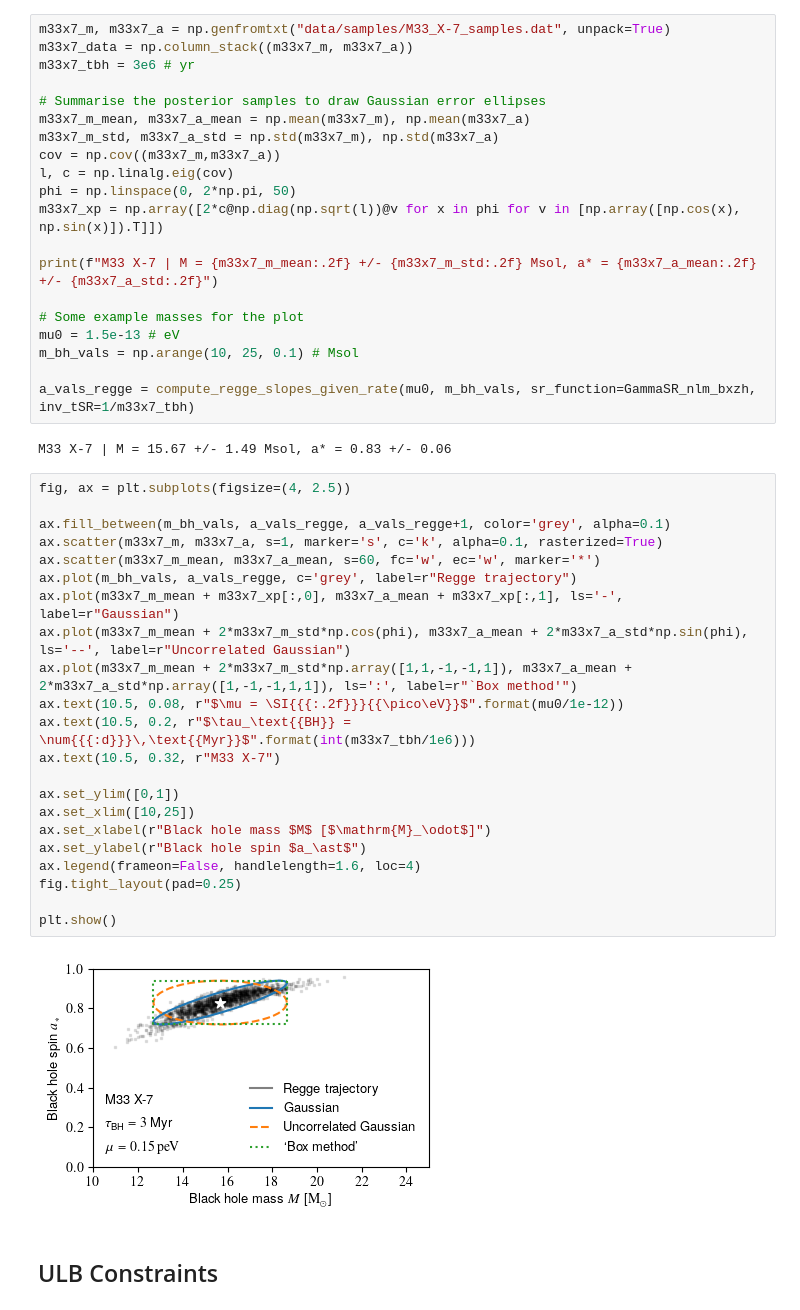
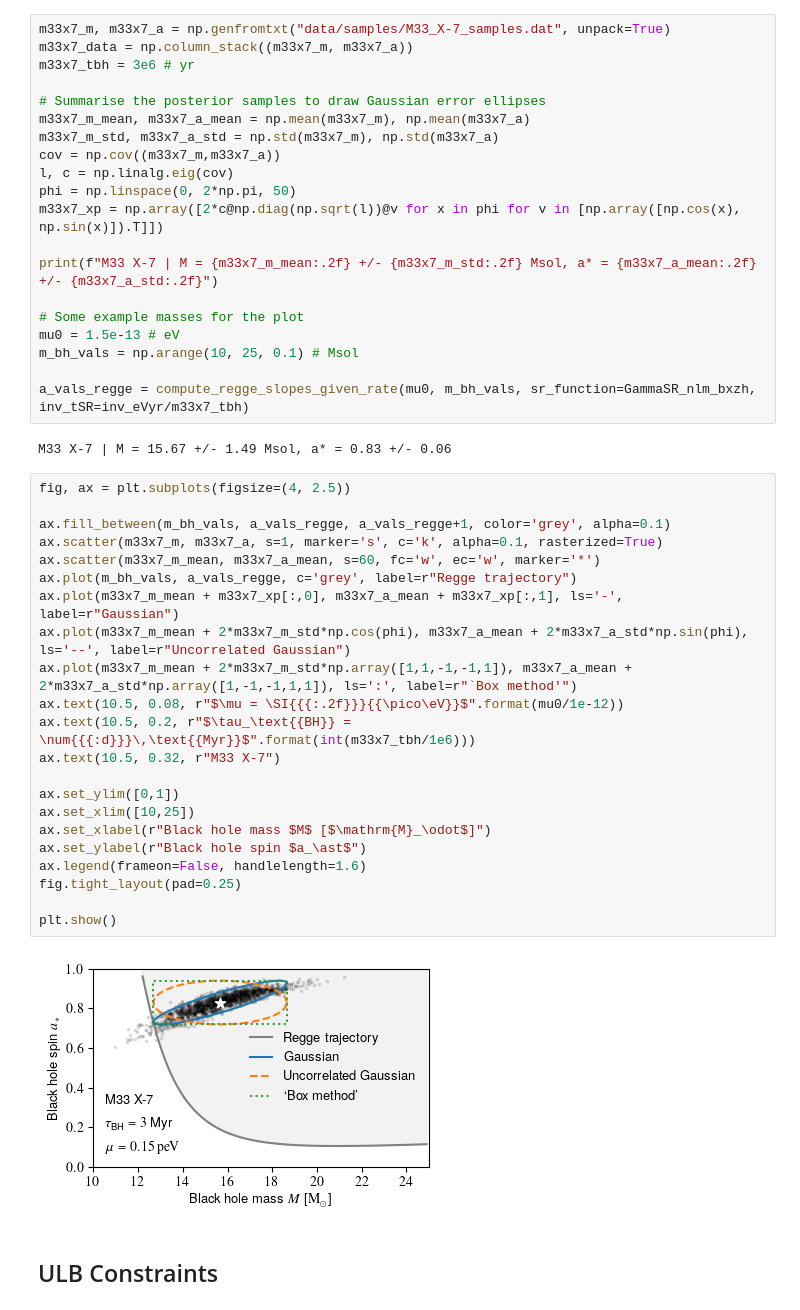
Before and after one commit to sebhoof/bhsr, a Jupyter notebook: examples.ipynb, the cells around one changed output. Cells and saved outputs as stored; diff of their text form.

Commit message:
Fixed missing Regge trajectory in examples.

```diff
--- a/examples.ipynb
+++ b/examples.ipynb
@@ -107,33 +107,33 @@ print(f"M33 X-7 | M = {m33x7_m_mean:.2f} +/- {m33x7_m_std:.2f} Msol, a* = {m33x7
 mu0 = 1.5e-13 # eV
 m_bh_vals = np.arange(10, 25, 0.1) # Msol
 
-a_vals_regge = compute_regge_slopes_given_rate(mu0, m_bh_vals, sr_function=GammaSR_nlm_bxzh, inv_tSR=1/m33x7_tbh)
+a_vals_regge = compute_regge_slopes_given_rate(mu0, m_bh_vals, sr_function=GammaSR_nlm_bxzh, inv_tSR=inv_eVyr/m33x7_tbh)
 # %% [output]
 M33 X-7 | M = 15.67 +/- 1.49 Msol, a* = 0.83 +/- 0.06
 # %%
 fig, ax = plt.subplots(figsize=(4, 2.5))
 
 ax.fill_between(m_bh_vals, a_vals_regge, a_vals_regge+1, color='grey', alpha=0.1)
 ax.scatter(m33x7_m, m33x7_a, s=1, marker='s', c='k', alpha=0.1, rasterized=True)
 ax.scatter(m33x7_m_mean, m33x7_a_mean, s=60, fc='w', ec='w', marker='*')
 ax.plot(m_bh_vals, a_vals_regge, c='grey', label=r"Regge trajectory")
 ax.plot(m33x7_m_mean + m33x7_xp[:,0], m33x7_a_mean + m33x7_xp[:,1], ls='-', label=r"Gaussian")
 ax.plot(m33x7_m_mean + 2*m33x7_m_std*np.cos(phi), m33x7_a_mean + 2*m33x7_a_std*np.sin(phi), ls='--', label=r"Uncorrelated Gaussian")
 ax.plot(m33x7_m_mean + 2*m33x7_m_std*np.array([1,1,-1,-1,1]), m33x7_a_mean + 2*m33x7_a_std*np.array([1,-1,-1,1,1]), ls=':', label=r"`Box method'")
 ax.text(10.5, 0.08, r"$\mu = \SI{{{:.2f}}}{{\pico\eV}}$".format(mu0/1e-12))
 ax.text(10.5, 0.2, r"$\tau_\text{{BH}} = \num{{{:d}}}\,\text{{Myr}}$".format(int(m33x7_tbh/1e6)))
 ax.text(10.5, 0.32, r"M33 X-7")
 
 ax.set_ylim([0,1])
 ax.set_xlim([10,25])
 ax.set_xlabel(r"Black hole mass $M$ [$\mathrm{M}_\odot$]")
 ax.set_ylabel(r"Black hole spin $a_\ast$")
-ax.legend(frameon=False, handlelength=1.6, loc=4)
+ax.legend(frameon=False, handlelength=1.6)
 fig.tight_layout(pad=0.25)
 
 plt.show()
 # %% [output]
-[figure, old version]
+[figure, new version]
 # %% [markdown]
 ## ULB Constraints
 # %% [markdown]
```
Also changed, not shown: parts of 1 cell of this notebook, 1 other file.
